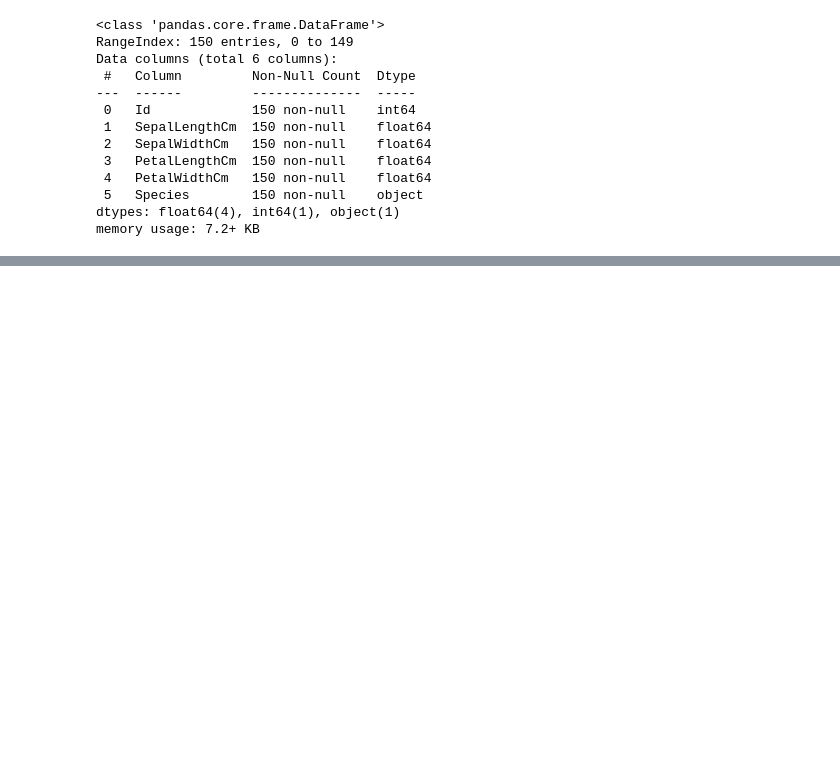
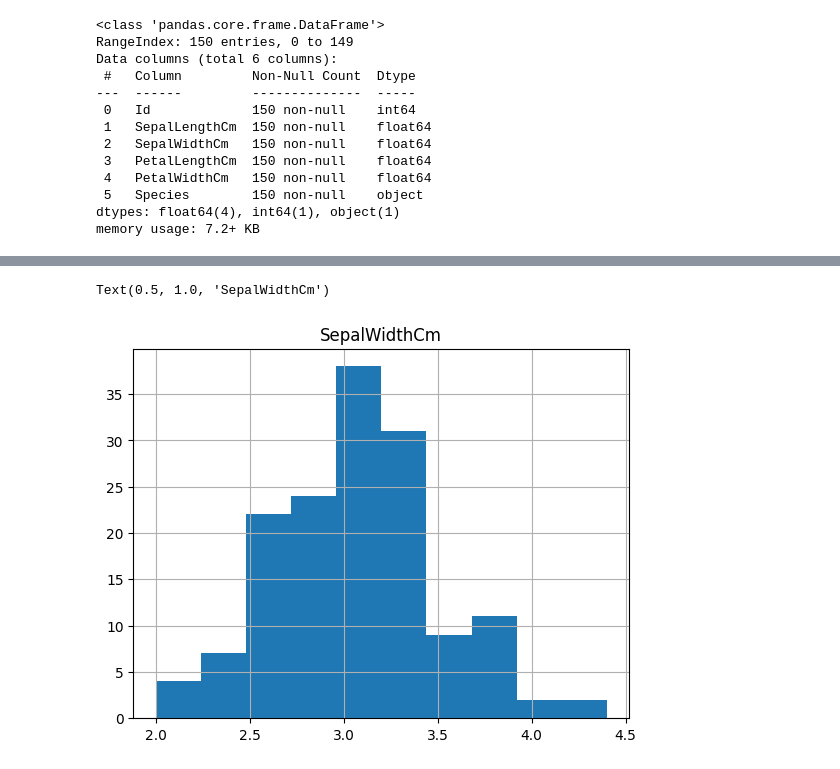
Before and after one commit to aalhadramteke/CodeAlpha_Iris-Flower-Classification, a Jupyter notebook: main.ipynb, the cells around one changed output, grey strips where cells are left out. Cells and saved outputs as stored; diff of their text form; code cells hidden in the pictures; blank space fills up the shorter version.

```diff
--- a/main.ipynb
+++ b/main.ipynb
@@ -59,0 +87,6 @@ memory usage: 7.2+ KB
+# %%
+df['SepalWidthCm'].hist()
+plt.title('SepalWidthCm')
+# %% [output]
+Text(0.5, 1.0, 'SepalWidthCm')
+[figure, added]
```
Also changed, not shown: parts of 10 cells of this notebook.
